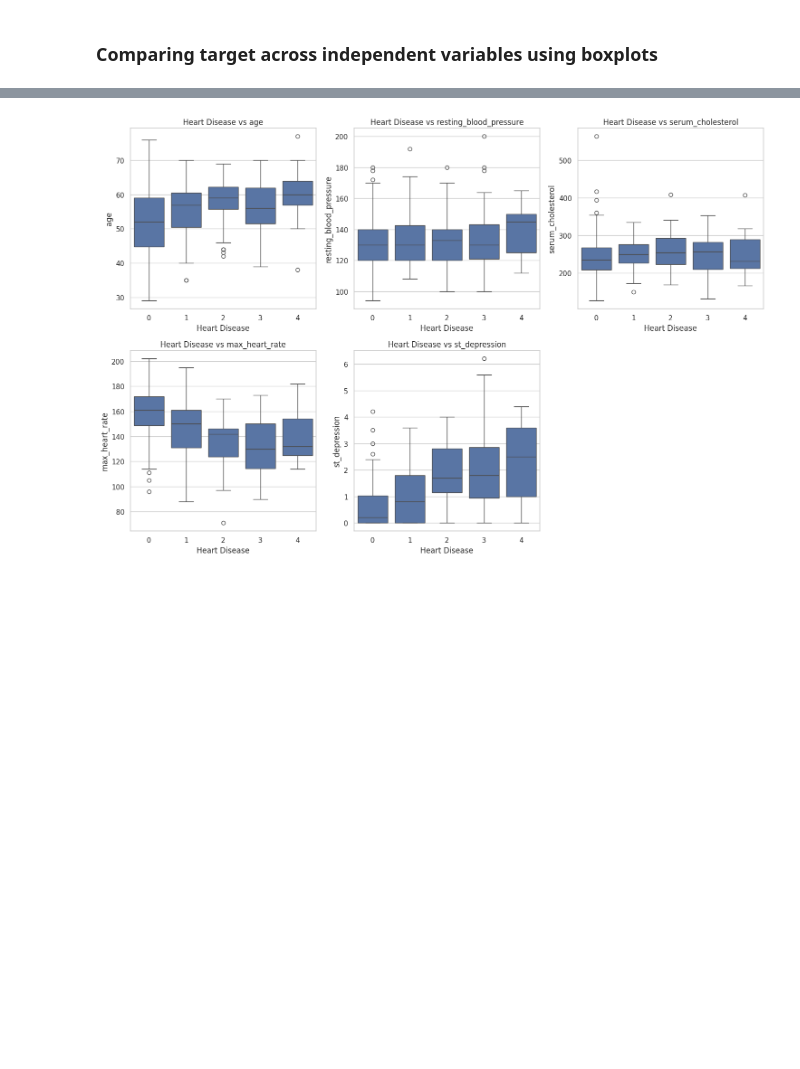
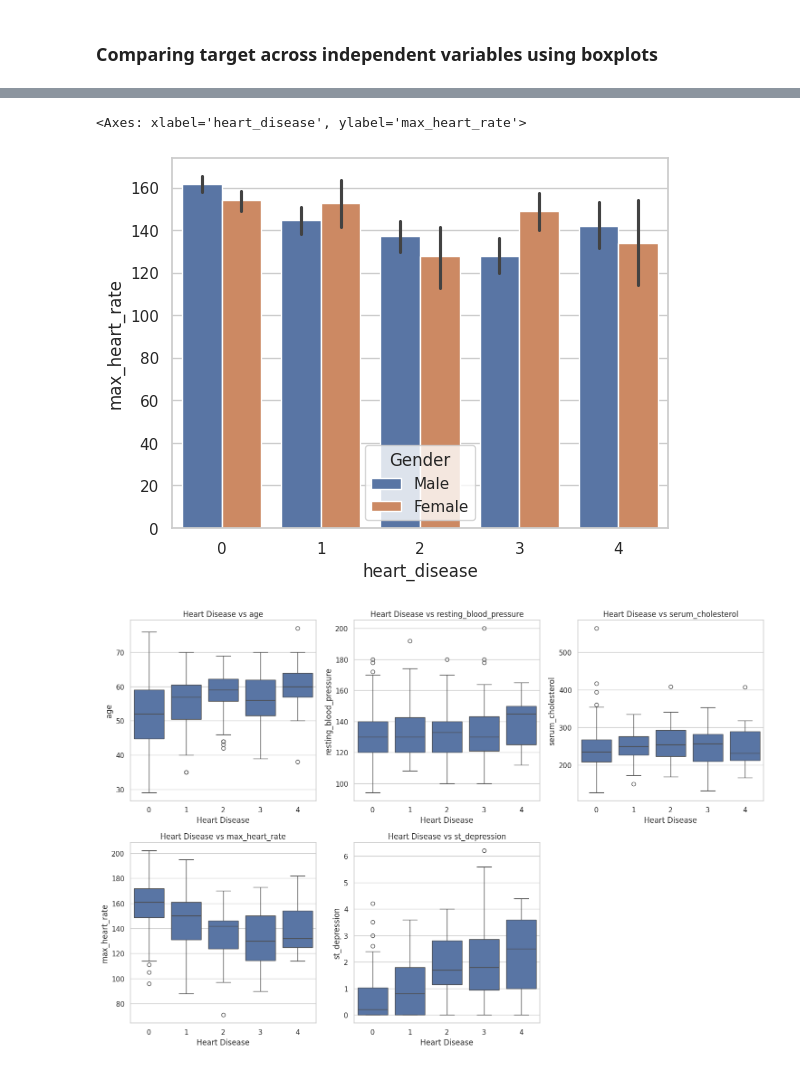
Before and after one commit to brem-21/Health-EDA, a Jupyter notebook: Health_EDA.ipynb, the cells around one changed output, grey strips where cells are left out. Cells and saved outputs as stored; diff of their text form; code cells hidden in the pictures; blank space fills up the shorter version.

```diff
--- a/Health_EDA.ipynb
+++ b/Health_EDA.ipynb
@@ -462,3 +471,12 @@ plt.show()
+# %%
+sns.barplot(
+    x=heart_data['heart_disease'],
+    y=heart_data['max_heart_rate'],
+    hue=heart_data['Gender'],  # Gender column (Male/Female)
+)
+# %% [output]
+<Axes: xlabel='heart_disease', ylabel='max_heart_rate'>
+[figure, added]
 # %%
 # Define the columns for independent variables
 numerical_cols = ['age', 'resting_blood_pressure', 'serum_cholesterol', 'max_heart_rate', 'st_depression']
```
Also changed, not shown: parts of 1 cell of this notebook.
